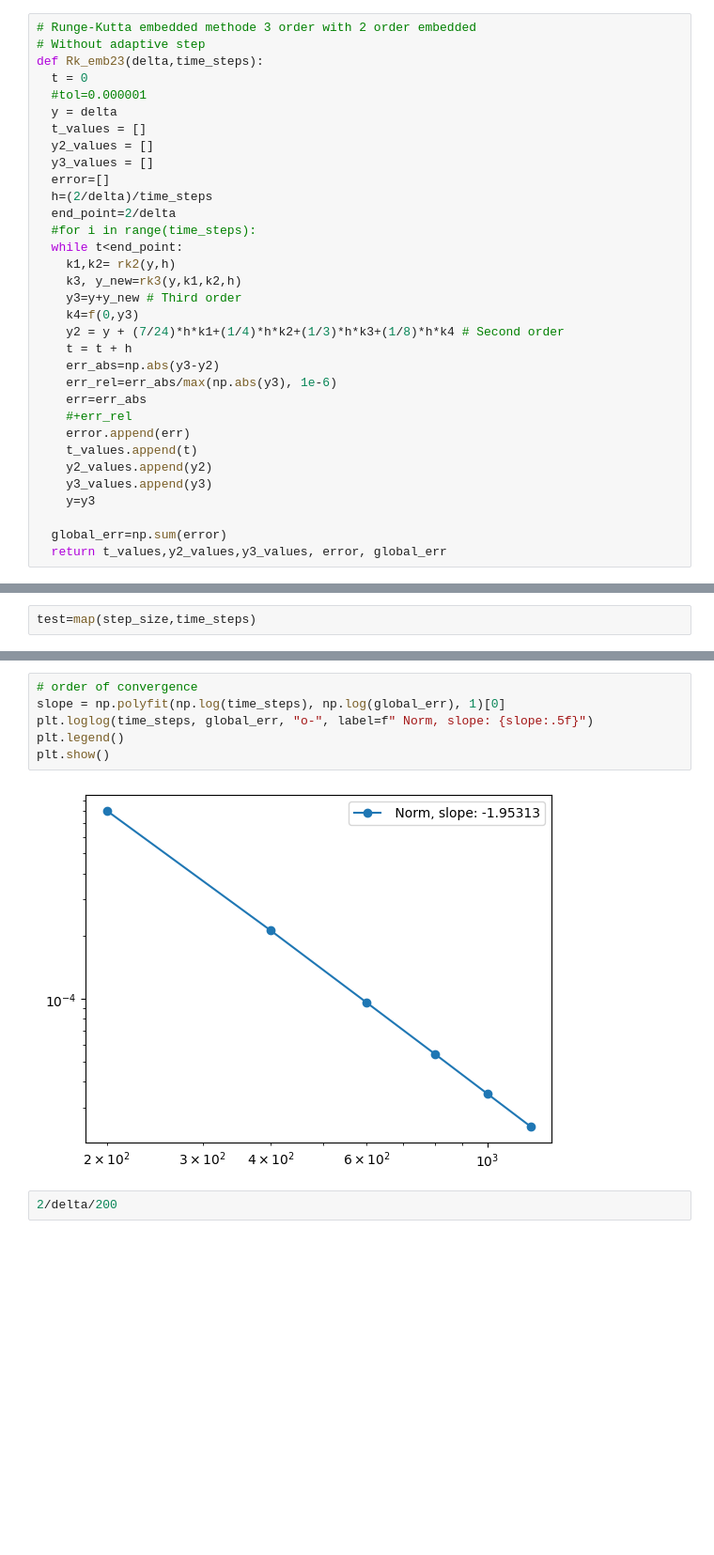
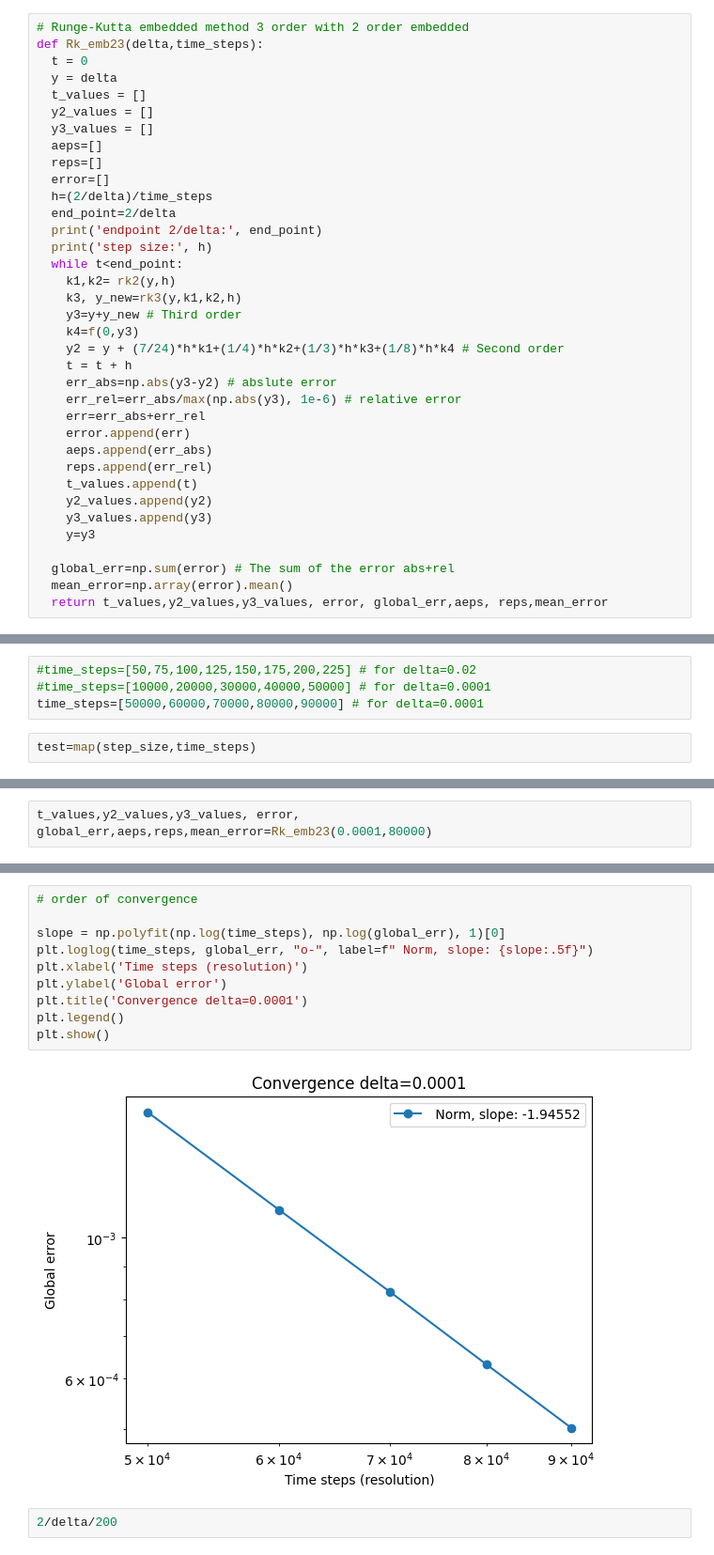
Before and after one commit to sojohan/02687Assignment2, a Jupyter notebook: assignment2.ipynb, the cells around one changed output, grey strips where cells are left out. Shown: that part at 94% size. Cells and saved outputs as stored; diff of their text form; blank space fills up the shorter version.

```diff
--- a/assignment2.ipynb
+++ b/assignment2.ipynb
@@ -110,19 +155,20 @@ plt.scatter(x_values, sol_1.y,s=10, label='Scipy solve_ivp')
 <matplotlib.collections.PathCollection at 0x...>
 [figure]
 # %%
-# Runge-Kutta embedded methode 3 order with 2 order embedded
-# Without adaptive step
+# Runge-Kutta embedded method 3 order with 2 order embedded
 def Rk_emb23(delta,time_steps):
   t = 0
-  #tol=0.000001
   y = delta
   t_values = []
   y2_values = []
   y3_values = []
+  aeps=[]
+  reps=[]
   error=[]
   h=(2/delta)/time_steps
   end_point=2/delta
-  #for i in range(time_steps):
+  print('endpoint 2/delta:', end_point)
+  print('step size:', h)
   while t<end_point:
     k1,k2= rk2(y,h)
     k3, y_new=rk3(y,k1,k2,h)
@@ -130,16 +176,18 @@ def Rk_emb23(delta,time_steps):
     k4=f(0,y3)
     y2 = y + (7/24)*h*k1+(1/4)*h*k2+(1/3)*h*k3+(1/8)*h*k4 # Second order
     t = t + h
-    err_abs=np.abs(y3-y2)
-    err_rel=err_abs/max(np.abs(y3), 1e-6)
-    err=err_abs
-    #+err_rel
+    err_abs=np.abs(y3-y2) # abslute error
+    err_rel=err_abs/max(np.abs(y3), 1e-6) # relative error
+    err=err_abs+err_rel
     error.append(err)
+    aeps.append(err_abs)
+    reps.append(err_rel)
     t_values.append(t)
     y2_values.append(y2)
     y3_values.append(y3)
     y=y3
 
-  global_err=np.sum(error)
-  return t_values,y2_values,y3_values, error, global_err
+  global_err=np.sum(error) # The sum of the error abs+rel
+  mean_error=np.array(error).mean()
+  return t_values,y2_values,y3_values, error, global_err,aeps, reps,mean_error
 # %%
@@ -163,3 +233,7 @@ time_steps=[200,400,600,800,1000,1200]
+# %%
+#time_steps=[50,75,100,125,150,175,200,225] # for delta=0.02
+#time_steps=[10000,20000,30000,40000,50000] # for delta=0.0001
+time_steps=[50000,60000,70000,80000,90000] # for delta=0.0001
 # %%
 test=map(step_size,time_steps)
 # %%
@@ -184,0 +302,2 @@ plt.show()
+# %%
+t_values,y2_values,y3_values, error, global_err,aeps,reps,mean_error=Rk_emb23(0.0001,80000)
@@ -185,11 +307,15 @@ plt.show()
 # %%
 # order of convergence
+
 slope = np.polyfit(np.log(time_steps), np.log(global_err), 1)[0]
 plt.loglog(time_steps, global_err, "o-", label=f" Norm, slope: {slope:.5f}")
+plt.xlabel('Time steps (resolution)')
+plt.ylabel('Global error')
+plt.title('Convergence delta=0.0001')
 plt.legend()
 plt.show()
 # %% [output]
-[figure, old version]
+[figure, new version]
 # %%
 2/delta/200
 # %% [output]
```
Also changed, not shown: parts of 72 cells of this notebook.
